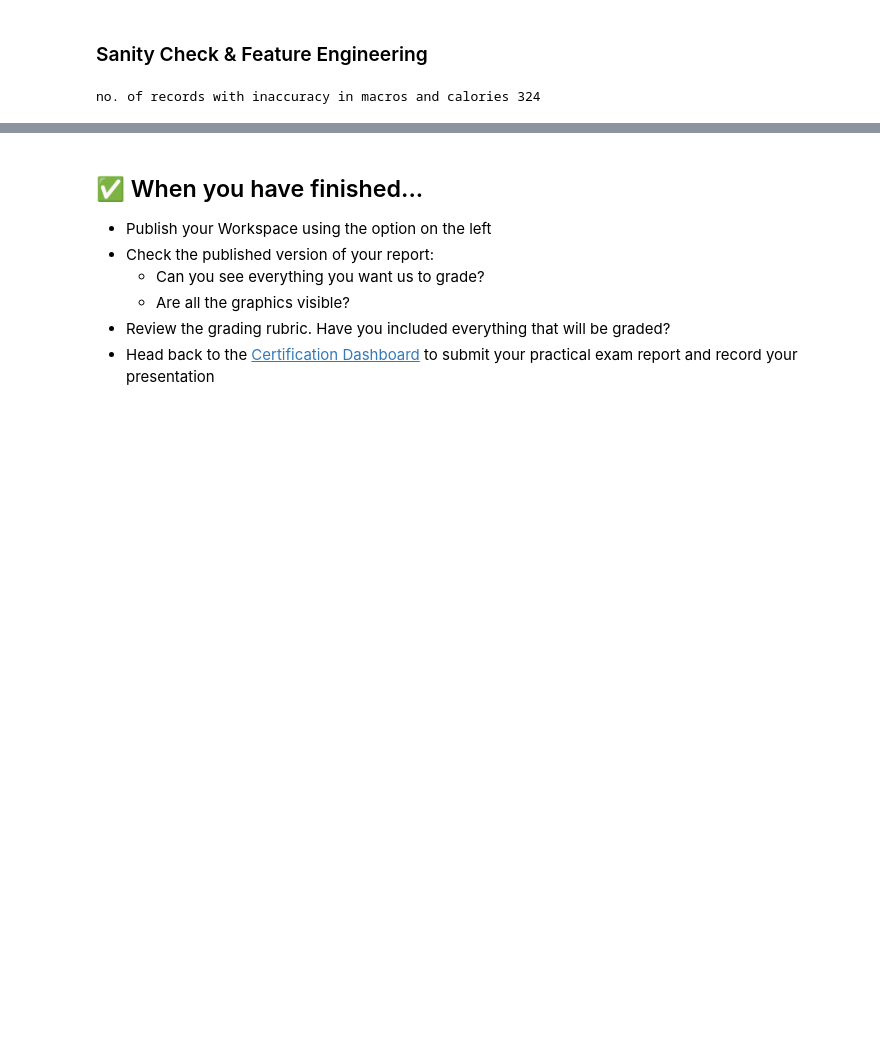
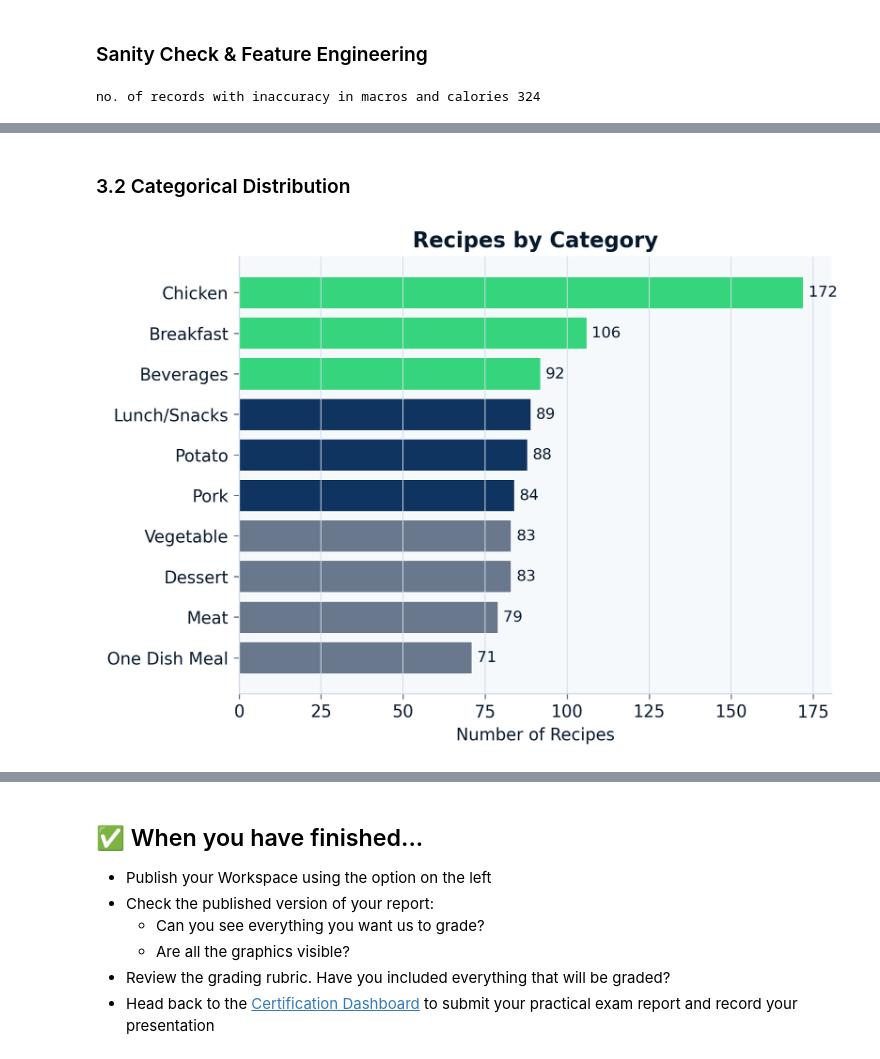
Before and after one commit to shashankgarewal/datacamp, a Jupyter notebook: notebook.ipynb, the cells around one changed output, grey strips where cells are left out. Drawn from its saved outputs; the diff is of its cells as text; code cells hidden in the pictures; blank space fills up the shorter version.

```diff
--- a/notebook.ipynb
+++ b/notebook.ipynb
@@ -256,0 +270,22 @@ Add inauc feature to incorporate this effect in modeling.
+# %% [markdown]
+### 3.2 Categorical Distribution
+# %%
+cat_counts = df_clean['category'].value_counts()
+
+fig, ax = plt.subplots(figsize=(7, 5))
+# Gradient-style: darker for larger categories
+n = len(cat_counts)
+bar_colors = [DC_GREEN if i < n//3 else (DC_NAVY_MID if i < 2*n//3 else DC_MUTED)
+              for i in range(n)]
+ax.barh(cat_counts.index[::-1], cat_counts.values[::-1],
+        color=bar_colors[::-1], edgecolor=DC_WHITE, linewidth=0.8)
+for i, val in enumerate(cat_counts.values[::-1]):
+    ax.text(val + 1.5, i, str(val), va='center', fontsize=10, color=DC_NAVY)
+ax.set_title('Recipes by Category', fontsize=14, fontweight='bold', color=DC_NAVY)
+ax.set_xlabel('Number of Recipes')
+ax.grid(axis='x')
+ax.grid(axis='y', visible=False)
+fig.tight_layout()
+plt.show()
+# %% [output]
+[figure, added]
```
Also changed, not shown: parts of 12 cells of this notebook.
